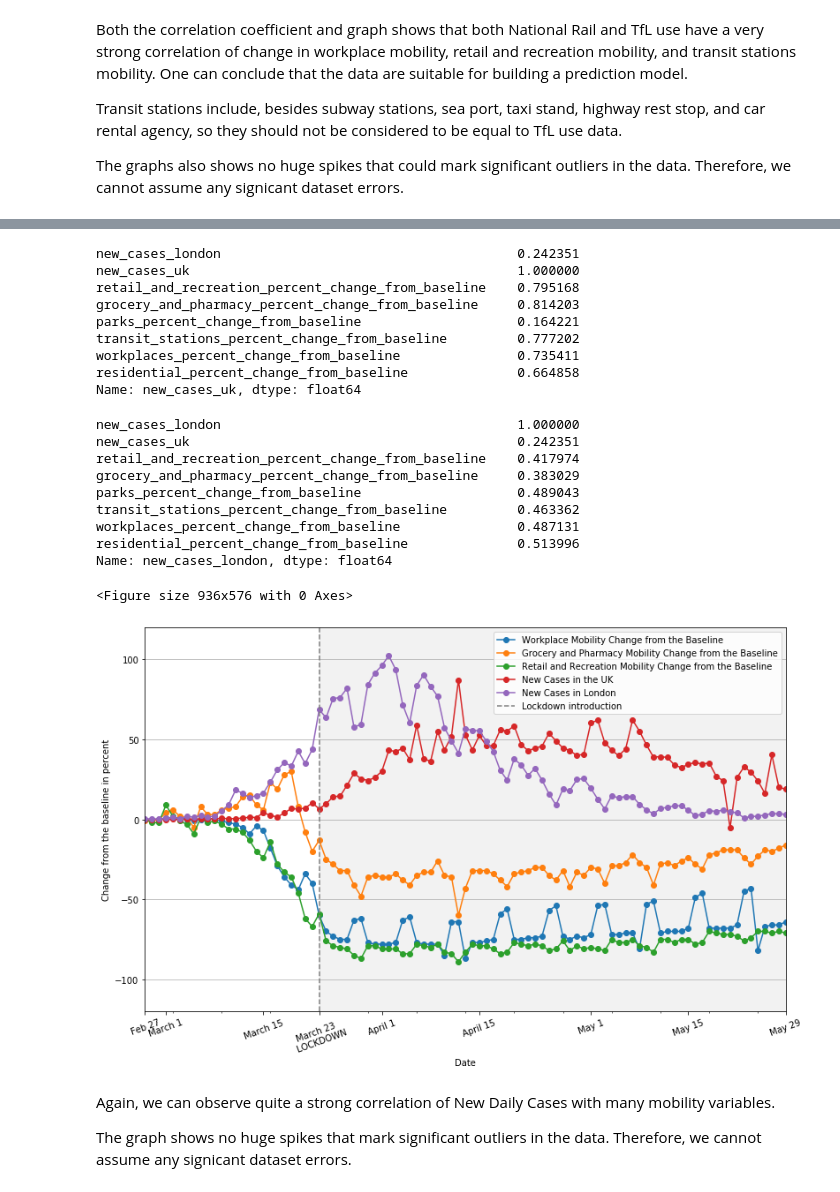
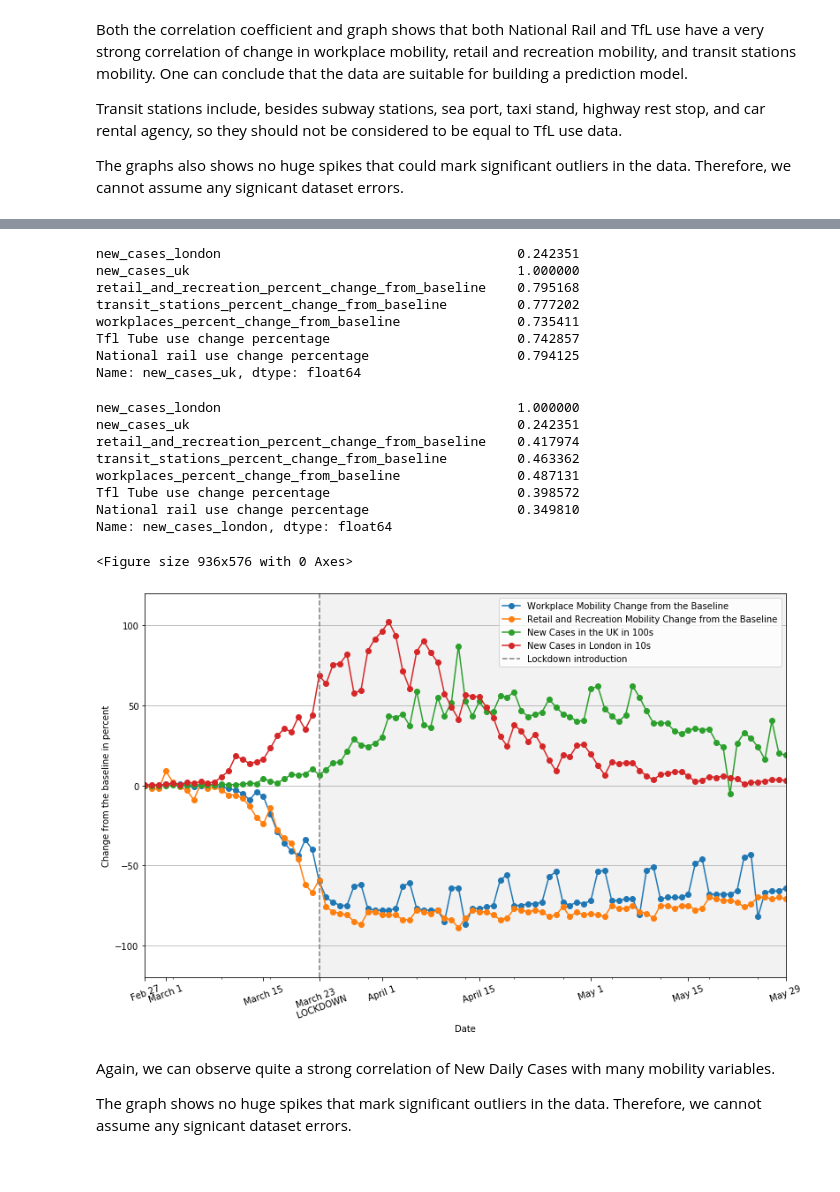
Before and after one commit to IuliiaZaitova/COVID_Prediction_London_National_Transport_Use, a Jupyter notebook: UK_transport.ipynb, the cells around one changed output, grey strips where cells are left out. Saved outputs shown, nothing was run; the diff lists cells and outputs as text; code cells hidden in the pictures.

Commit message:
Compare transport correlation with both UK and London mobility

```diff
--- a/UK_transport.ipynb
+++ b/UK_transport.ipynb
@@ -140,12 +141,11 @@ london_mobility.head()
 
 To make the further analysis easier, combine the data into a single DataFrame that allows to analyze the different features with respect to each other. It can be done by merging the two DataFrames together, joining them on the `Date` column they have in common.
 # %%
-df_uk = pd.merge(london_mobility, tfl_tube, how='left', on='Date')
-df_uk = pd.merge(df_uk, national_rail, how='left', on='Date')
-
+df_london_merged = pd.merge(london_mobility, tfl_tube, how='left', on='Date')
+df_london_merged = pd.merge(df_london_merged, national_rail, how='left', on='Date')
 # check for missing values
-df_uk.isna().any()
-df_uk
+df_london_merged.isna().any()
+df_london_merged.head()
 # %% [output]
 |  | Date | retail_and_recreation_percent_cha... | grocery_and_pharmacy_percent_chan... | parks_percent_change_from_baseline | transit_stations_percent_change_f... | ... |
 | 0 | 2020-02-27 | 0.0 | -1.0 | 4.0 | -1.0 | ... |
@@ -225,9 +239,9 @@ Tfl Tube use change percentage                        0.977191
 National rail use change percentage                   1.000000
 Name: National rail use change percentage, dtype: float64
 # %%
-# Since irrelevant features are the same for both National Rail and TfL Tube, drop them
-df_uk.drop(columns=['grocery_and_pharmacy_percent_change_from_baseline', 'parks_percent_change_from_baseline', 'residential_percent_change_from_baseline', 'grocery_and_pharmacy_percent_change_from_baseline'], inplace=True)
-df_uk.head()
+# Since irrelevant London mobility features are the same for both National Rail and TfL Tube, drop them
+df_london_merged.drop(columns=['grocery_and_pharmacy_percent_change_from_baseline', 'parks_percent_change_from_baseline', 'residential_percent_change_from_baseline', 'grocery_and_pharmacy_percent_change_from_baseline'], inplace=True)
+df_london_merged.head()
 # %% [output]
 |  | Date | retail_and_recreation_percent_cha... | transit_stations_percent_change_f... | workplaces_percent_change_from_ba... | Tfl Tube use change percentage | ... |
 | 0 | 2020-02-27 | 0.0 | -1.0 | 0.0 | -1 | ... |
@@ -339,7 +367,7 @@ new_cases_uk['new_cases_uk'] = new_cases_uk['new_cases_uk']/100
 # %%
 # merge the UK mobility with new cases
 df_cases_mobility = pd.merge(new_cases_london, new_cases_uk, how='left', on='Date')
-df_cases_mobility = pd.merge(df_cases_mobility, london_mobility, how='left', on='Date')
+df_cases_mobility = pd.merge(df_cases_mobility, df_london_merged, how='left', on='Date')
 
 # check for missing values
 df_cases_mobility.isna().any()
@@ -369,50 +396,45 @@ cor_uk
 new_cases_london                                      0.242351
 new_cases_uk                                          1.000000
 retail_and_recreation_percent_change_from_baseline    0.795168
-grocery_and_pharmacy_percent_change_from_baseline     0.814203
-parks_percent_change_from_baseline                    0.164221
 transit_stations_percent_change_from_baseline         0.777202
 workplaces_percent_change_from_baseline               0.735411
-residential_percent_change_from_baseline              0.664858
+Tfl Tube use change percentage                        0.742857
+National rail use change percentage                   0.794125
 Name: new_cases_uk, dtype: float64
 # %%
-# look at the correlation
-mobility_corr = df_cases_mobility.corr()
-#Correlation with New Cases in London
+# look at the correlation with New Cases in London
 cor_london = abs(mobility_corr["new_cases_london"])
 cor_london
 # %% [output]
 new_cases_london                                      1.000000
 new_cases_uk                                          0.242351
 retail_and_recreation_percent_change_from_baseline    0.417974
-grocery_and_pharmacy_percent_change_from_baseline     0.383029
-parks_percent_change_from_baseline                    0.489043
 transit_stations_percent_change_from_baseline         0.463362
 workplaces_percent_change_from_baseline               0.487131
-residential_percent_change_from_baseline              0.513996
+Tfl Tube use change percentage                        0.398572
+National rail use change percentage                   0.349810
 Name: new_cases_london, dtype: float64
 # %%
 # plot the data on one graph
 plt.figure(figsize = (13, 8))
 ax = df_cases_mobility.plot(figsize = (13, 8), x='Date', y='workplaces_percent_change_from_baseline', label = 'Workplace Mobility Change from the Baseline', marker = 'o')
-df_cases_mobility.plot(x='Date', y='grocery_and_pharmacy_percent_change_from_baseline', label = 'Grocery and Pharmacy Mobility Change from the Baseline', marker = 'o', ax=ax)
 df_cases_mobility.plot(x='Date', y='retail_and_recreation_percent_change_from_baseline', label = 'Retail and Recreation Mobility Change from the Baseline', marker = 'o', ax=ax)
 
-df_cases_mobility.plot(x='Date', y='new_cases_uk', label = 'New Cases in the UK', ax=ax, marker = 'o')
-df_cases_mobility.plot(x='Date', y='new_cases_london', label = 'New Cases in London', ax=ax, marker = 'o')
+df_cases_mobility.plot(x='Date', y='new_cases_uk', label = 'New Cases in the UK in 100s', ax=ax, marker = 'o')
+df_cases_mobility.plot(x='Date', y='new_cases_london', label = 'New Cases in London in 10s', ax=ax, marker = 'o')
 
 plt.axvline(x='2020-03-23', color='gray', linestyle='--', label = 'Lockdown introduction')
 ax.axvspan('2020-03-23', '2020-05-29', alpha=0.1, color='gray')
 ax.set_ylabel('Change from the baseline in percent')
 ax.set_xlabel('Date')
 plt.xticks(['2020-02-27', '2020-03-01', '2020-03-15', '2020-03-23', '2020-04-01', '2020-04-15', '2020-05-01', '2020-05-15', '2020-05-29'], ['Feb 27', 'March 1', 'March 15', 'March 23 \n LOCKDOWN', 'April 1', 'April 15', 'May 1', 'May 15', 'May 29'],rotation=20)
 plt.ylim(-120, 120)
 plt.grid(axis='y')
 plt.legend()
 plt.show()
 # %% [output]
 <Figure size 936x576 with 0 Axes>
-[figure, old version]
+[figure, new version]
 # %% [markdown]
 Again, we can observe quite a strong correlation of New Daily Cases with many mobility variables.
 
```
Also changed, not shown: parts of 24 cells of this notebook.
